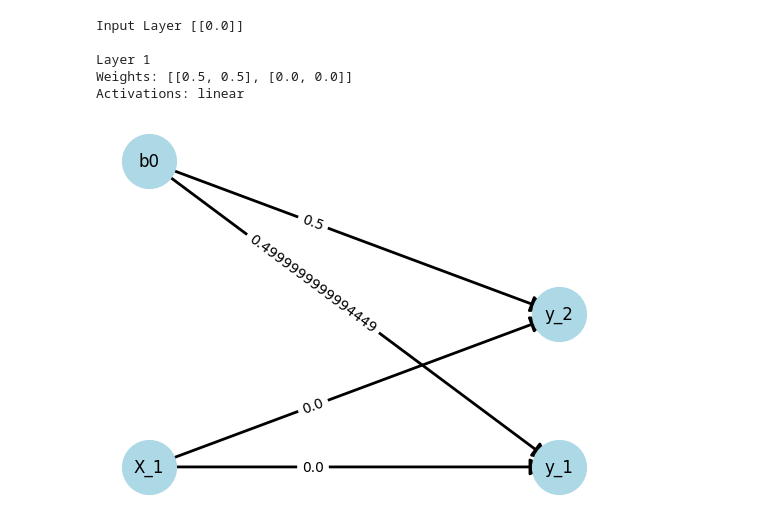
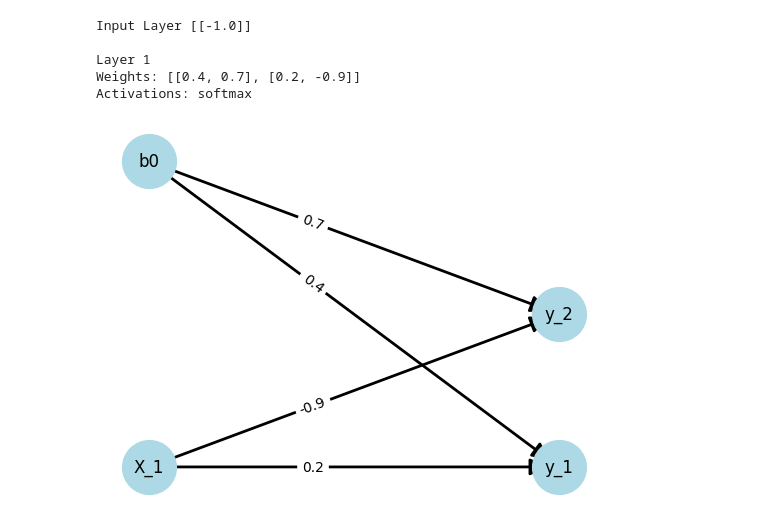
Before and after one commit to kibare/IF3270_ML_Tugas-Besar, a Jupyter notebook: Tubes_B/main2.ipynb, the cells around one changed output. Saved outputs shown, nothing was run; the diff lists cells and outputs as text; code cells hidden in the pictures.

Commit message:
fix: softmax

```diff
--- a/Tubes_B/main2.ipynb
+++ b/Tubes_B/main2.ipynb
@@ -122,6 +122,8 @@ class FFNN:
                     alpha = 1.67326
                     scale = 1.0507
                     result = scale * np.where(net >= 0, net, alpha * (np.exp(net) - 1))
+                elif self.activations[i] == 'softmax' :
+                    result = math.exp(net) / sum([math.exp(n) for n in net_layer])
                 output_layer.append(result)
 
             self.model.y.append(output_layer)
@@ -148,6 +150,8 @@ class FFNN:
                         alpha = 1.67326
                         scale = 1.0507
                         dO_dnet = scale * np.where(self.model.nets[i][k] >= 0, 1, alpha * np.exp(self.model.nets[i][k]))
+                    elif self.activations[i] == 'softmax' :
+                        dO_dnet = self.model.y[i][k] * (1 - self.model.y[i][k])
 
                     for j in range(len(self.weights[0])): # iterate over input
                         dnet_dW = self.model.x[i][j]
@@ -178,6 +182,8 @@ class FFNN:
                         alpha = 1.67326
                         scale = 1.0507
                         dO_dnet = scale * np.where(self.model.nets[i][k] >= 0, 1, alpha * np.exp(self.model.nets[i][k]))
+                    elif self.activations[i] == 'softmax' :
+                        dO_dnet = self.model.y[i][k] * (1 - self.model.y[i][k])
 
                     for j in range(len(self.weights[0])): # iterate over input
                         dnet_dW = self.model.x[i][j]
@@ -271,35 +277,35 @@ class FFNN:
 
         nx.draw_networkx_nodes(G, pos, node_size=1500, node_color='lightblue')
         nx.draw_networkx_edges(G, pos, width=2, edge_color='black', arrows=True, arrowsize=25)
         nx.draw_networkx_edge_labels(G, pos, edge_labels=edge_labels, label_pos=0.60)
         nx.draw_networkx_labels(G, pos, font_size=12, font_family='sans-serif')
         plt.axis('off')
         plt.show()
 
 
 # main function
 def main():
     # load model
     # filename = input("Enter the filename: ")
-    filename = 'sse_only'
+    filename = 'softmax_error_only'
     model_path = filename + '.json'
     model = FFNN(model_path)
     model.print_model()
 
     model.train()
 
     # print model
     # model.print_model()
 
     # draw network
     model.draw_network()
 
 if __name__ == '__main__':
     main()
 # %% [output]
-Input Layer [[0.0]]
+Input Layer [[-1.0]]
 
 Layer 1
-Weights: [[0.5, 0.5], [0.0, 0.0]]
-Activations: linear
+Weights: [[0.4, 0.7], [0.2, -0.9]]
+Activations: softmax
-[figure, old version]
+[figure, new version]
```
Also changed, not shown: 2 other files.
